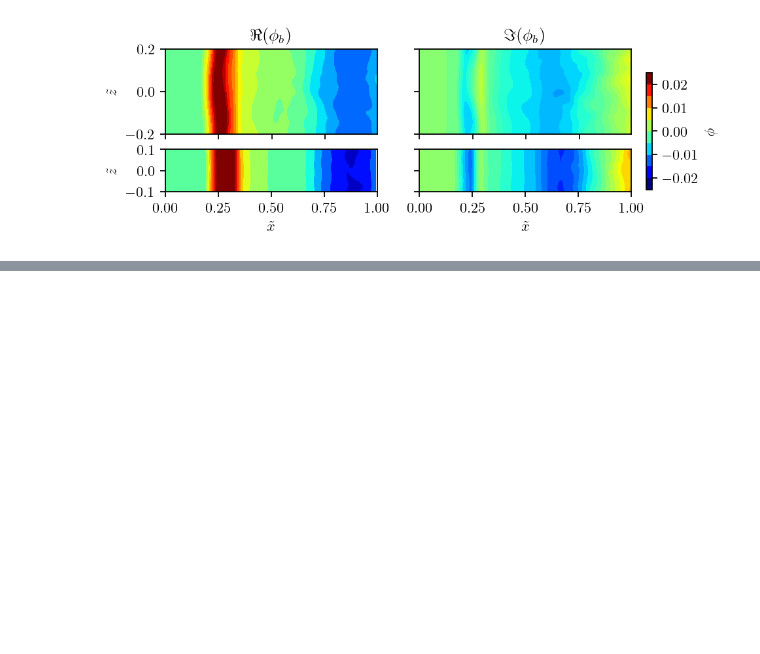
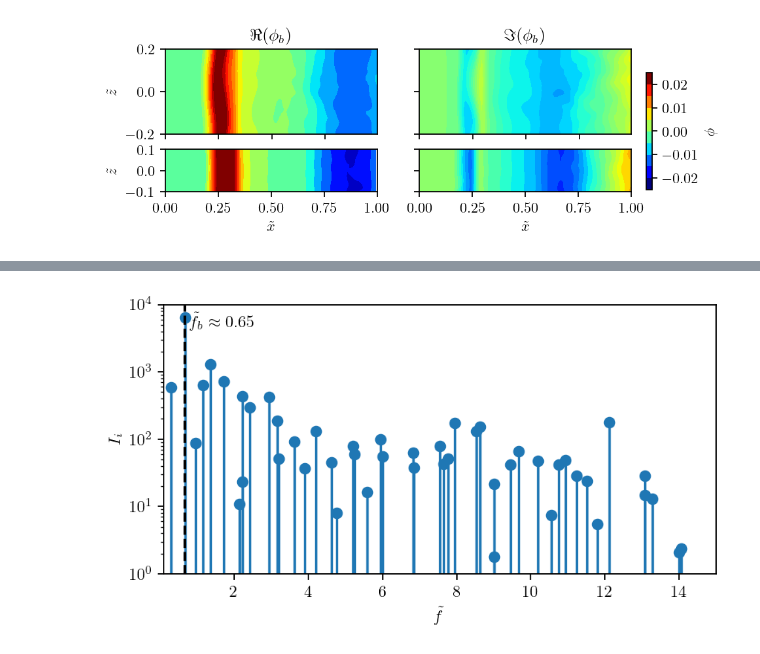
Before and after one commit to FlowModelingControl/naca0012_shock_buffet, a Jupyter notebook: notebooks/naca0012_surface_modal_analysis.ipynb, the cells around one changed output, grey strips where cells are left out. Drawn from its saved outputs; the diff is of its cells as text; code cells hidden in the pictures; blank space fills up the shorter version.

```diff
--- a/notebooks/naca0012_surface_modal_analysis.ipynb
+++ b/notebooks/naca0012_surface_modal_analysis.ipynb
@@ -612,0 +429,4 @@ plt.show()
+# %%
+# DMD of ref. 1 data
+dmd_z25_r1 = DMD(dm_z25_r1_up, dt=dt, optimal=True)
+print(dmd_z25_r1)
@@ -612,0 +441,22 @@ plt.show()
+# %%
+pos_z25_r1 = dmd_z25_r1.frequency > 1
+imp_z25_r1 = dmd_z25_r1.integral_contribution
+
+fig, ax = plt.subplots(1, 1, figsize=(6, 3))
+ax.stem(normalize_frequency(dmd_z25_r1.frequency[pos_z25_r1].numpy()), imp_z25_r1[pos_z25_r1].numpy(), basefmt="none", linefmt="C0-")
+ax.set_xlabel(r"$\tilde{f}$")
+ax.set_ylabel(r"$I_i$")
+ax.set_xlim(0.1, 15)
+#ax.set_ylim(0)
+ax.set_ylim(1, 10000)
+ax.set_yscale("log")
+ax.axvline(0.65, ls="--", c="k")
+ax.text(0.8, 4500, r"$\tilde{{f}}_{b}\approx 0.65$")
+
+plt.savefig(output + "naca_dmd_surface_freq_ref1.svg", bbox_inches="tight")
+plt.savefig(output + "naca_dmd_surface_freq_ref1.png", bbox_inches="tight")
+plt.savefig(output + "naca_dmd_surface_freq_ref1.pdf", bbox_inches="tight")
+
+plt.show()
+# %% [output]
+[figure, added]
```
Also changed, not shown: parts of 29 cells of this notebook, 30 other files.
